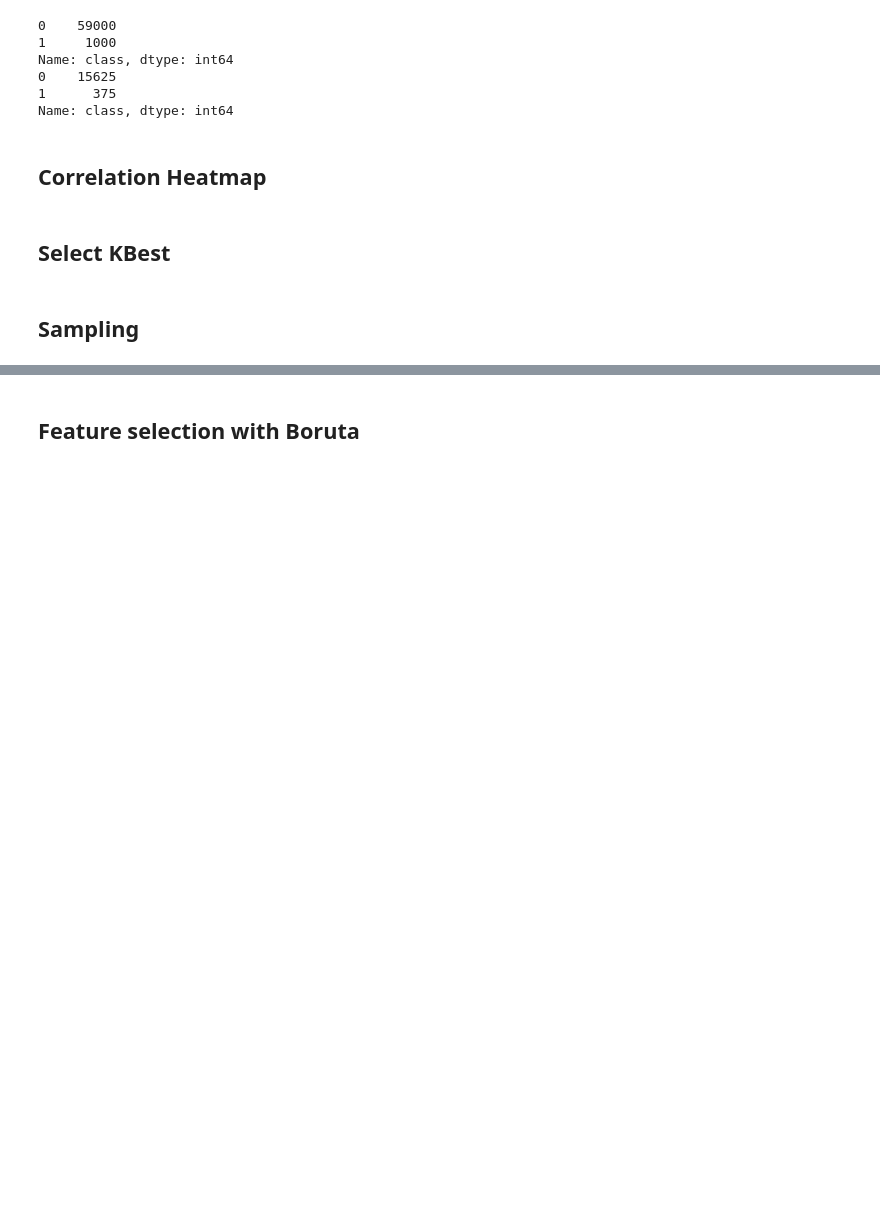
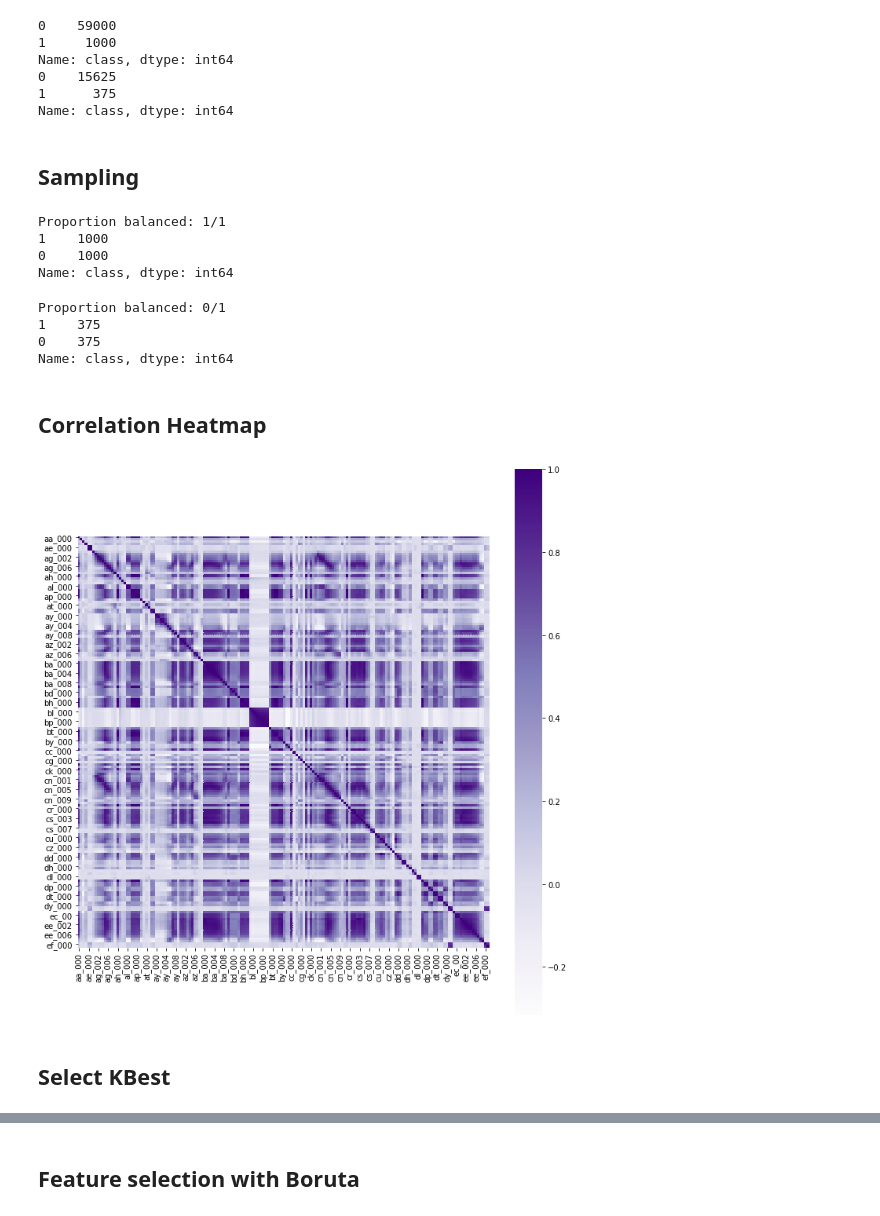
Before and after one commit to peirkern/ml_workflow_orchestration, a Jupyter notebook: notebooks/EDA.ipynb, the cells around one changed output, grey strips where cells are left out. Cells and saved outputs as stored; diff of their text form; code cells hidden in the pictures; blank space fills up the shorter version.

```diff
--- a/notebooks/EDA.ipynb
+++ b/notebooks/EDA.ipynb
@@ -103,14 +103,48 @@ Name: class, dtype: int64
 0    15625
 1      375
 Name: class, dtype: int64
+# %% [markdown]
+## Sampling
+# %%
+number_samples = 1000
+
+idxs_pos = train_labels[train_labels==1].index
+idxs_neg = train_labels[train_labels==0].sample(n=number_samples, replace=False, random_state=0).index
+idxs_balanced = np.concatenate((idxs_pos,idxs_neg))
+train_features_balanced = train_features.loc[idxs_balanced]
+train_labels_balanced = train_labels.loc[idxs_balanced]
+print(f'Proportion balanced: {int(number_samples/1000)}/1')
+print(train_labels_balanced.value_counts())
+# %% [output]
+Proportion balanced: 1/1
+1    1000
+0    1000
+Name: class, dtype: int64
+# %%
+number_samples = 375
+
+idxs_pos = test_labels[test_labels==1].index
+idxs_neg = test_labels[test_labels==0].sample(n=number_samples, replace=False, random_state=0).index
+idxs_balanced = np.concatenate((idxs_pos,idxs_neg))
+test_features_balanced = test_features.loc[idxs_balanced]
+test_labels_balanced = test_labels.loc[idxs_balanced]
+print(f'Proportion balanced: {int(number_samples/1000)}/1')
+print(test_labels_balanced.value_counts())
+# %% [output]
+Proportion balanced: 0/1
+1    375
+0    375
+Name: class, dtype: int64
 # %% [markdown]
 ## Correlation Heatmap
 # %%
-# fig, ax = plt.subplots(figsize=(10,10))
-# corr_matrix = train_features.corr()
-# ax = sns.heatmap(corr_matrix, square=True, cmap='Purples', ax=ax)
-# plt.tight_layout()
-# plt.show()
+fig, ax = plt.subplots(figsize=(10,10))
+corr_matrix = train_features_balanced.corr()
+ax = sns.heatmap(corr_matrix, square=True, cmap='Purples', ax=ax)
+plt.tight_layout()
+plt.show()
+# %% [output]
+[figure, added]
 # %% [markdown]
 ## Select KBest
 # %%
@@ -138,5 +172,3 @@ Name: class, dtype: int64
 # best_train_features = pd.DataFrame(best_train_features)
 
 # print(f'Number of components {pca.n_components_}')
-# %% [markdown]
-## Sampling
```
Also changed, not shown: parts of 11 cells of this notebook.
